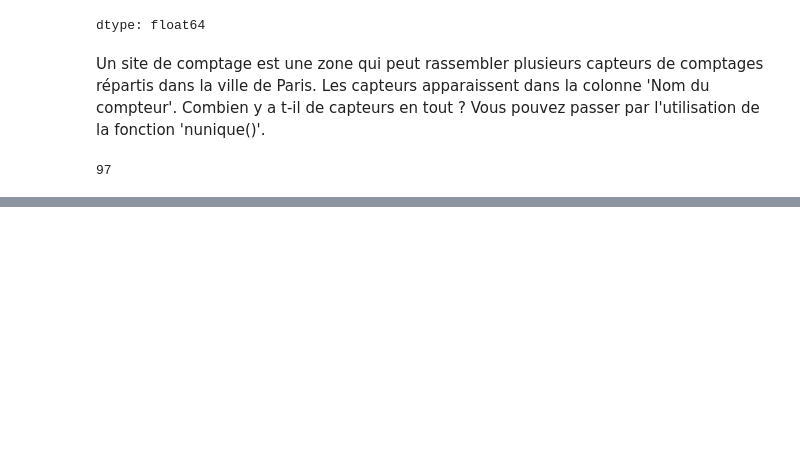
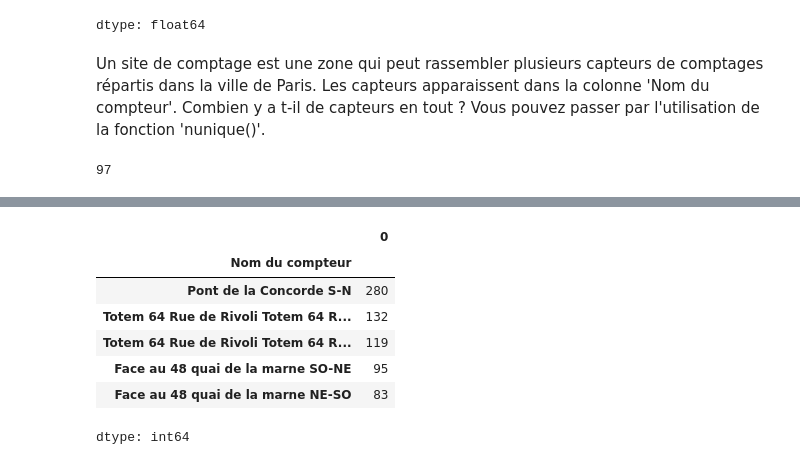
Before and after one commit to pdenailly/Atelier_bikes, a Jupyter notebook: ACTIVITE1.ipynb, the cells around one changed output, grey strips where cells are left out. Cells and saved outputs as stored; diff of their text form; code cells hidden in the pictures; blank space fills up the shorter version.

```diff
--- a/ACTIVITE1.ipynb
+++ b/ACTIVITE1.ipynb
@@ -114,0 +164,11 @@ A ce stade, nous ne nous sommes pas intéressé à l'aspect temporel dans les do
+# %%
+bike_data_spread.isna().sum().sort_values(ascending=False).head(5)
+# %% [output]
+|  | 0 |
+| Nom du compteur |  |
+| Pont de la Concorde S-N | 280 |
+| Totem 64 Rue de Rivoli Totem 64 R... | 132 |
+| Totem 64 Rue de Rivoli Totem 64 R... | 119 |
+| Face au 48 quai de la marne SO-NE | 95 |
+| Face au 48 quai de la marne NE-SO | 83 |
+dtype: int64
```
Also changed, not shown: parts of 16 cells of this notebook.
